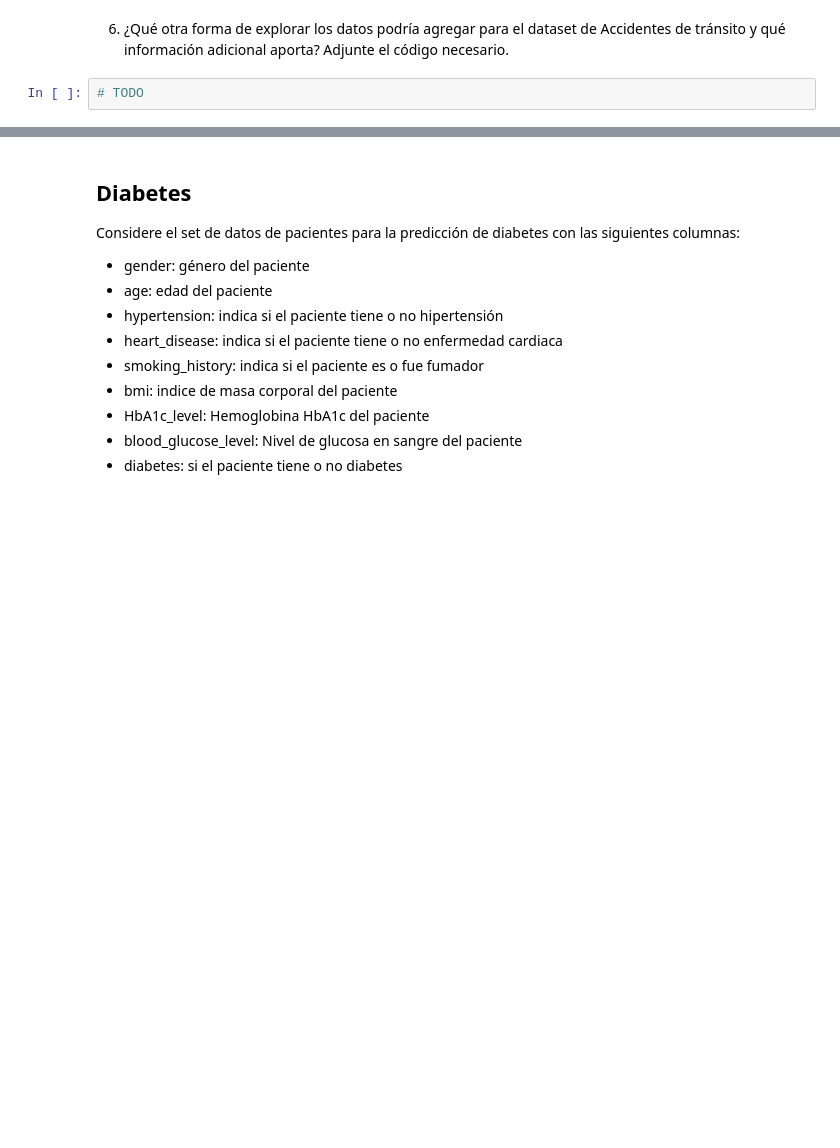
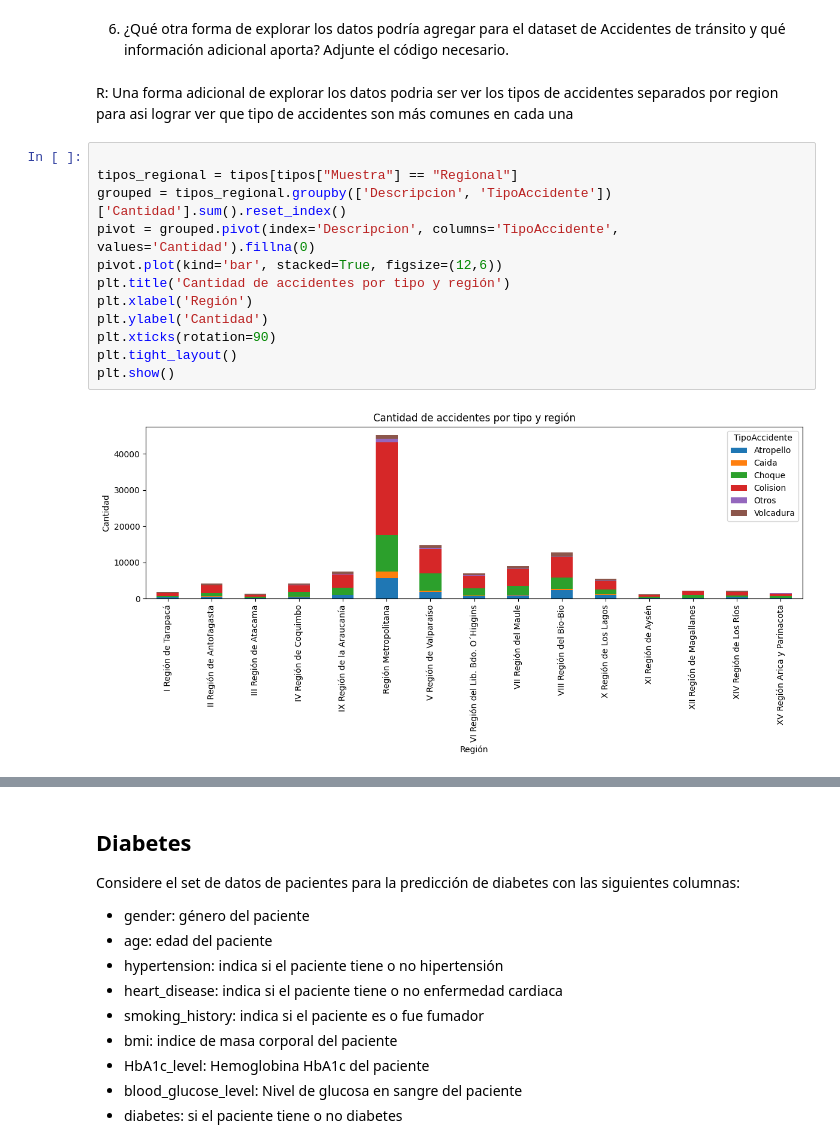
Before and after one commit to SebaSalasLvd/laboratorios-mineria, a Jupyter notebook: lab2/Laboratorio2.ipynb, the cells around one changed output, grey strips where cells are left out. Drawn from its saved outputs; the diff is of its cells as text; blank space fills up the shorter version.

```diff
--- a/lab2/Laboratorio2.ipynb
+++ b/lab2/Laboratorio2.ipynb
@@ -91,5 +90,19 @@ df_filtered_2010.boxplot(column='Cantidad', by='TipoAccidente')
 [figure]
 # %% [markdown]
 6. ¿Qué otra forma de explorar los datos podría agregar para el dataset de Accidentes de tránsito y qué información adicional aporta? Adjunte el código necesario.
-# %%
-# TODO
+# %% [markdown]
+R: Una forma adicional de explorar los datos podria ser ver los tipos de accidentes separados por region para asi lograr ver que tipo de accidentes son más comunes en cada una
+# %%
+
+tipos_regional = tipos[tipos["Muestra"] == "Regional"]
+grouped = tipos_regional.groupby(['Descripcion', 'TipoAccidente'])['Cantidad'].sum().reset_index()
+pivot = grouped.pivot(index='Descripcion', columns='TipoAccidente', values='Cantidad').fillna(0)
+pivot.plot(kind='bar', stacked=True, figsize=(12,6))
+plt.title('Cantidad de accidentes por tipo y región')
+plt.xlabel('Región')
+plt.ylabel('Cantidad')
+plt.xticks(rotation=90)
+plt.tight_layout()
+plt.show()
+# %% [output]
+[figure, added]
```
Also changed, not shown: parts of 4 cells of this notebook.
